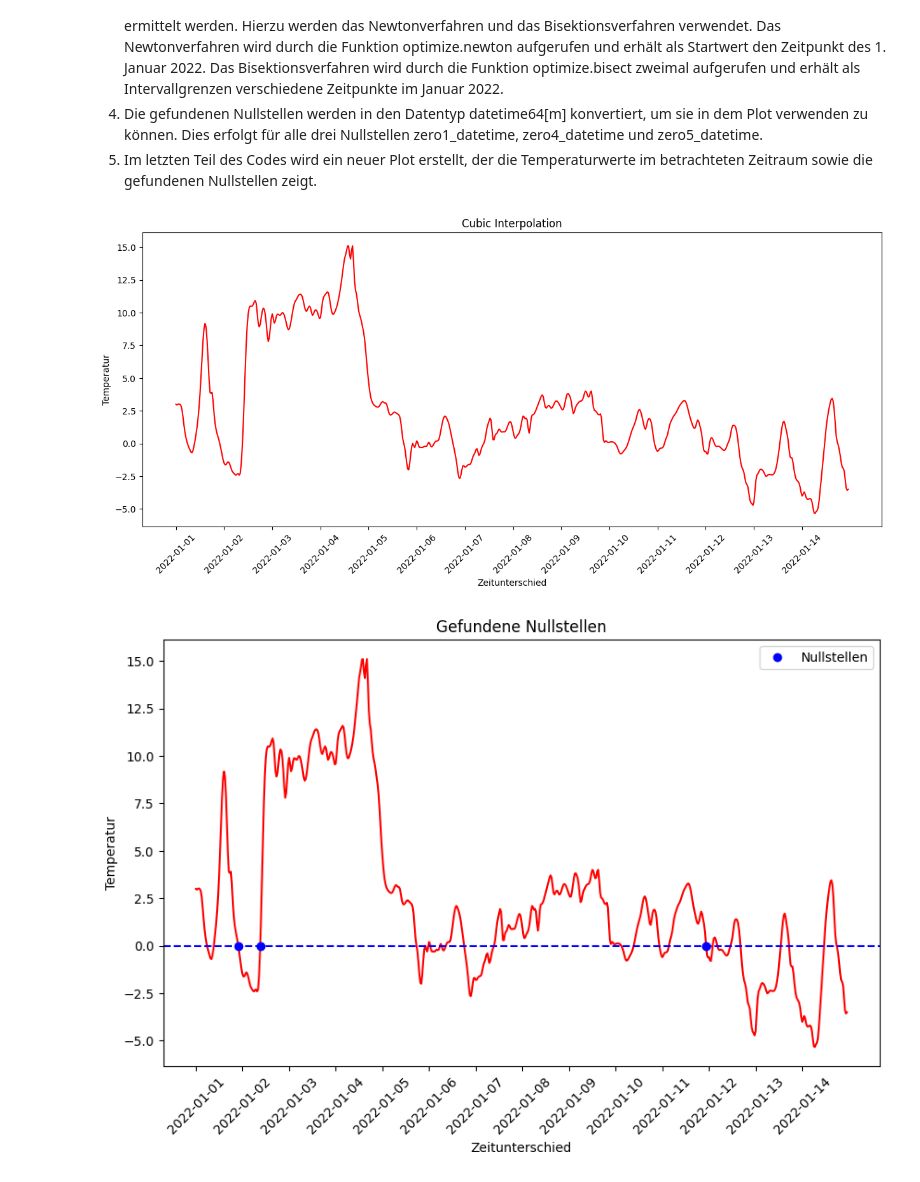
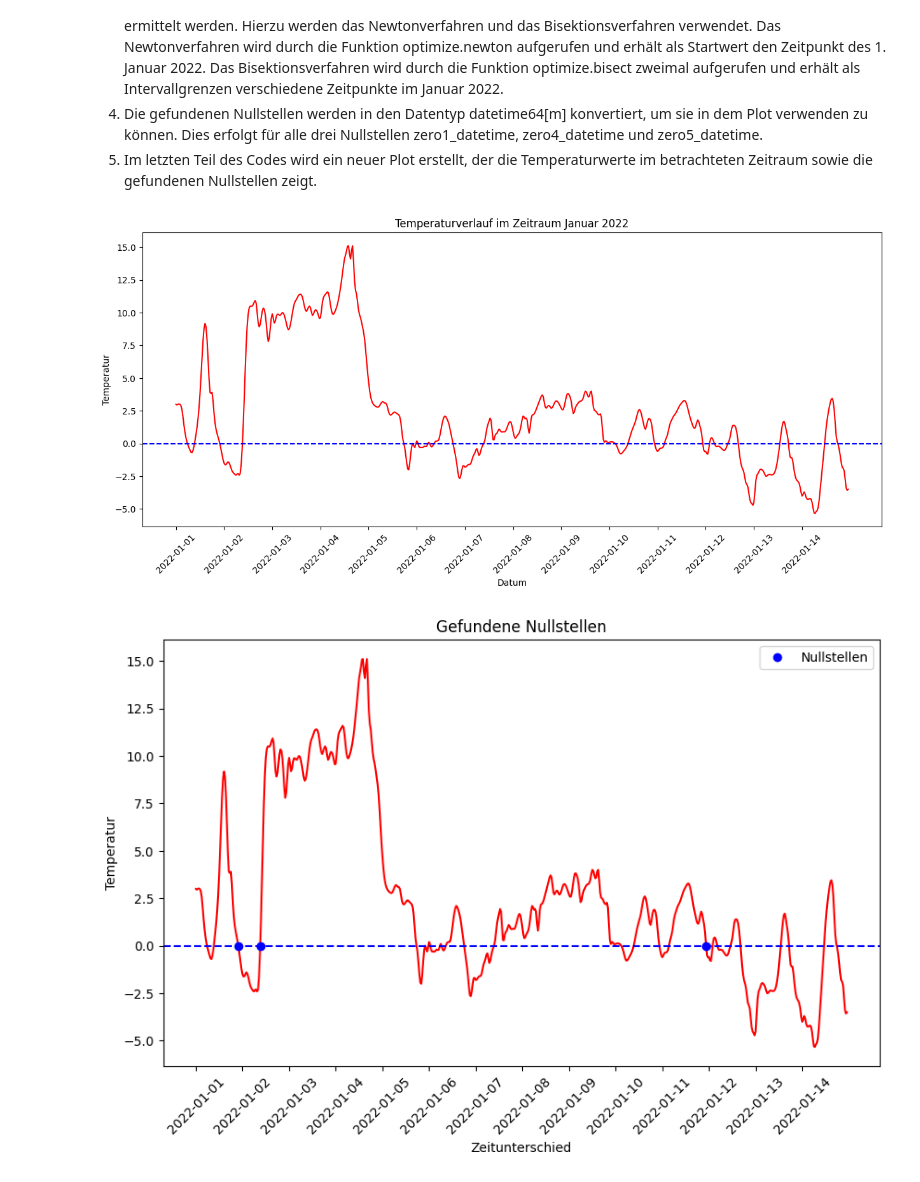
Before and after one commit to Kevin-J-Klein/NGDS-Gruppe-G, a Jupyter notebook: WetterstationGruppeG.ipynb, the cells around one changed output. Drawn from its saved outputs; the diff is of its cells as text; code cells hidden in the pictures.

```diff
--- a/WetterstationGruppeG.ipynb
+++ b/WetterstationGruppeG.ipynb
@@ -248,19 +248,20 @@ january_end_index = int(np.where(time_new == january_end)[0])
 # %%
 # Plot der Funktion
 fig, ax = plt.subplots(figsize=(15, 6))
 ax.plot(time_datetime_inter[january_start_index:january_end_index], temp_inter_cubic[january_start_index:january_end_index], color='red')
+ax.axhline(0, color='blue', linestyle='--')
 
-ax.set_xlabel('Zeitunterschied')
+ax.set_xlabel('Datum')
 x_ticks = np.arange(time_datetime_inter[january_start_index], time_datetime_inter[january_end_index], np.timedelta64(24, 'h'))
 ax.set_xticks(x_ticks)
 
 plt.xticks(rotation = 45)
 plt.ylabel('Temperatur')
-plt.title('Cubic Interpolation')
+plt.title('Temperaturverlauf im Zeitraum Januar 2022')
 
 plt.show()
 # %% [output]
-[figure, old version]
+[figure, new version]
 # %%
 #Nullstellen ermitteln mit dem Newtonverfahren
 zero1 = optimize.newton(f_cubic_temp, np.datetime64('2022-01-01T00:00').astype(float))
```
